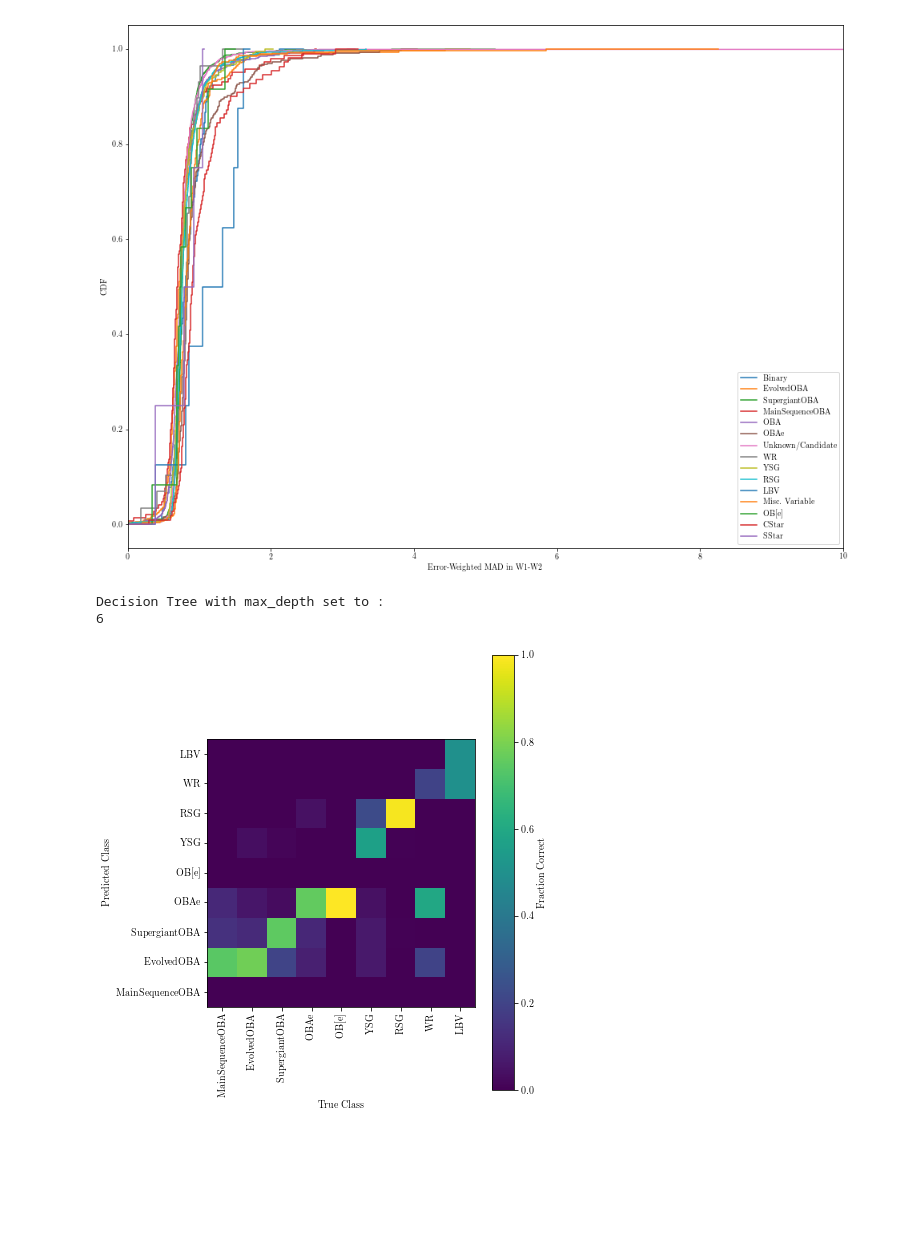
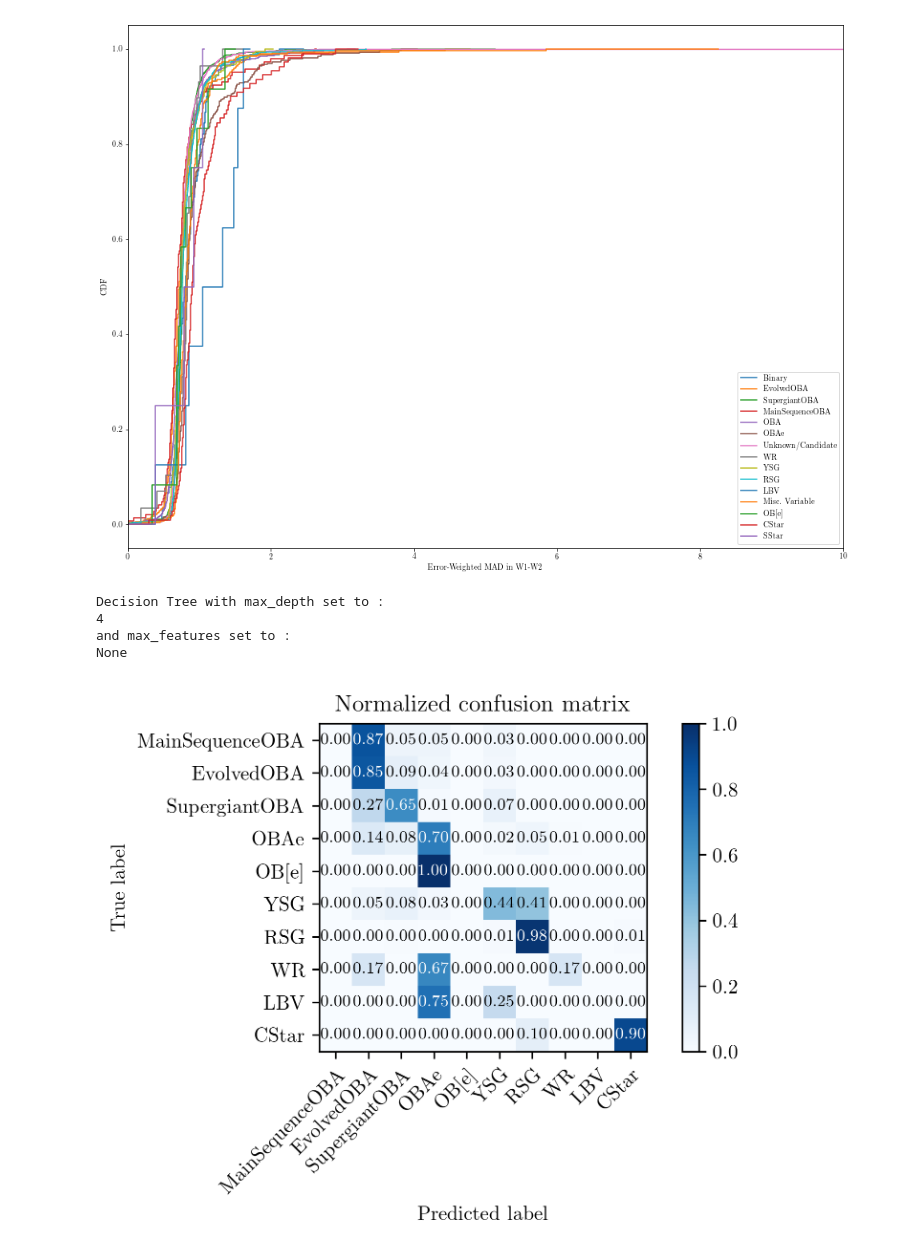
Before and after one commit to tzdwi/GaiaSprintMassive, a Jupyter notebook: WISE/code/first_order_search_for_variability.ipynb, the cells around one changed output. Cells and saved outputs as stored; diff of their text form; code cells hidden in the pictures; blank space fills up the shorter version.

```diff
--- a/WISE/code/first_order_search_for_variability.ipynb
+++ b/WISE/code/first_order_search_for_variability.ipynb
@@ -307,44 +307,24 @@ X = training_data[['G-J','J-H','H-K','K-W1','W1-W2','W2-W3','W3-W4','M_G','M_W1'
 y = training_data['Class']
 
 X_train, X_test, y_train, y_test = train_test_split(
-    X, y, test_size=0.2, random_state=np.random.randint(1))
+    X, y, test_size=0.3, random_state=np.random.randint(1))
 
-params = {'max_depth': np.arange(2,15,1)}
-grid = GridSearchCV(DecisionTreeClassifier(), params)
+params = {'max_depth': np.arange(2,15,1),'max_features': ['sqrt','log2',None]}
+grid = GridSearchCV(DecisionTreeClassifier(), params, cv=4)
 grid.fit(X_train, y_train)
 
 tree = grid.best_estimator_
 #tree = DecisionTreeRegressor(max_depth=5)
 max_depth = tree.max_depth
+max_features = tree.max_features
 print('Decision Tree with max_depth set to :')
 print(max_depth)
+print('and max_features set to :')
+print(max_features)
 tree.fit(X,y)
-y_check = tree.predict(X_test)
+y_check_DT = tree.predict(X_test)
 # %% [output]
 Decision Tree with max_depth set to :
-6
+4
+and max_features set to :
+None
-# %%
-out_arr = []
-possible_classes = ['MainSequenceOBA','EvolvedOBA','SupergiantOBA','OBAe','OB[e]','YSG',
-                   'RSG','WR','LBV']
-for true_class in possible_classes:
-    sub_arr = []
-    indices = y_test == true_class
-    for classified in possible_classes:
-        correct = y_check[(y_check == classified)&(y_test == true_class)]
-        try:
-            sub_arr.append(len(correct)/len(y_test[y_test==true_class]))
-        except:
-            sub_arr.append(0)
-    out_arr.append(sub_arr)
-out_arr = np.array(out_arr)
-fig = plt.figure(figsize=(6,8))
-plt.imshow(out_arr.T, origin='lower')
-plt.yticks(ticks=np.arange(len(possible_classes)),labels=possible_classes)
-plt.xticks(ticks=np.arange(len(possible_classes)),labels=possible_classes,rotation='vertical')
-plt.xlabel('True Class')
-plt.ylabel('Predicted Class')
-plt.colorbar(label='Fraction Correct')
-plt.savefig('fraction_correct_variability.pdf');
-# %% [output]
-[figure, removed]
@@ -350,0 +386,8 @@ plt.savefig('fraction_correct_variability.pdf');
+# %%
+classes = ['MainSequenceOBA','EvolvedOBA','SupergiantOBA','OBAe','OB[e]','YSG',
+                   'RSG','WR','LBV','CStar']
+fig,ax = plot_confusion_matrix(y_test, y_check_DT,classes=classes,normalize=True);
+fig.dpi = 300
+plt.savefig('confusion_variability.pdf');
+# %% [output]
+[figure, added]
```
Also changed, not shown: parts of 12 cells of this notebook, 21 other files.
